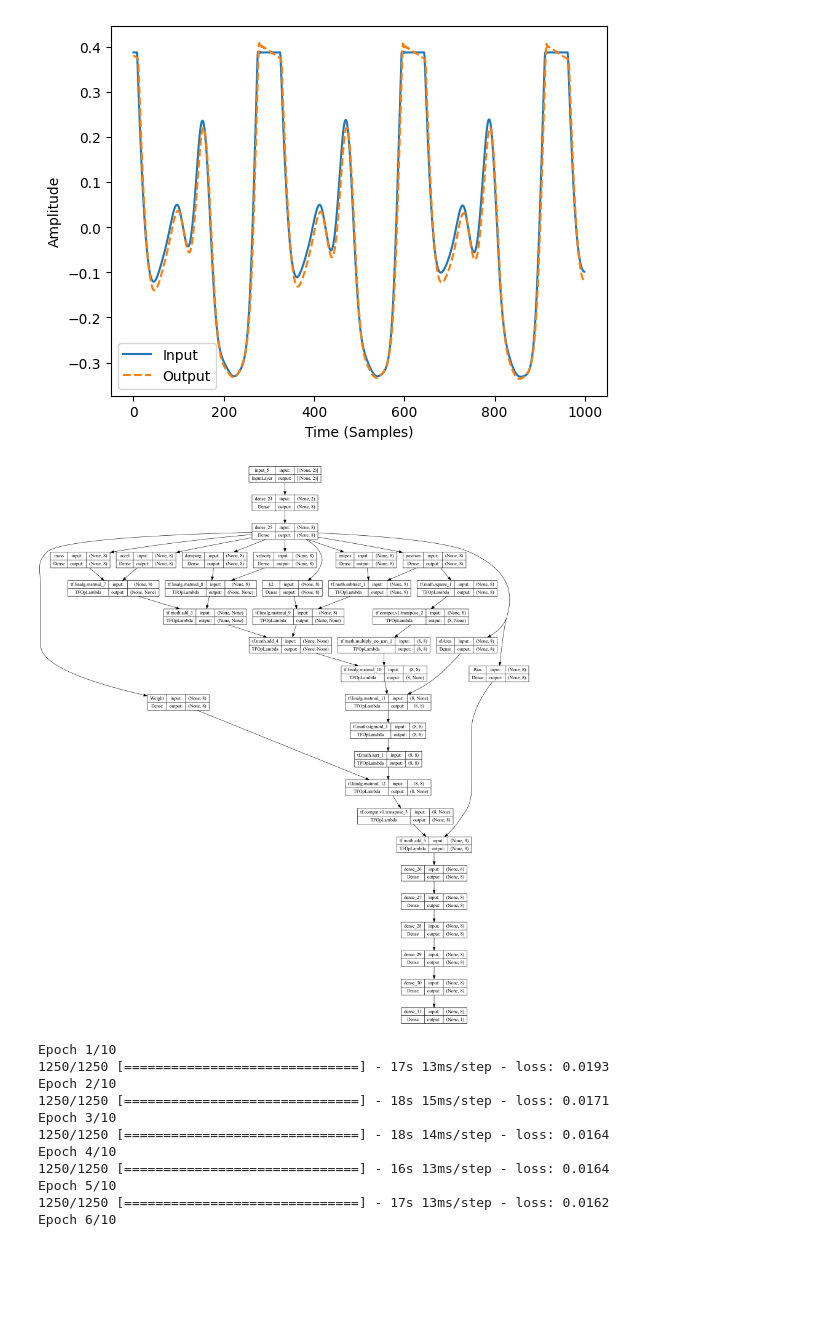
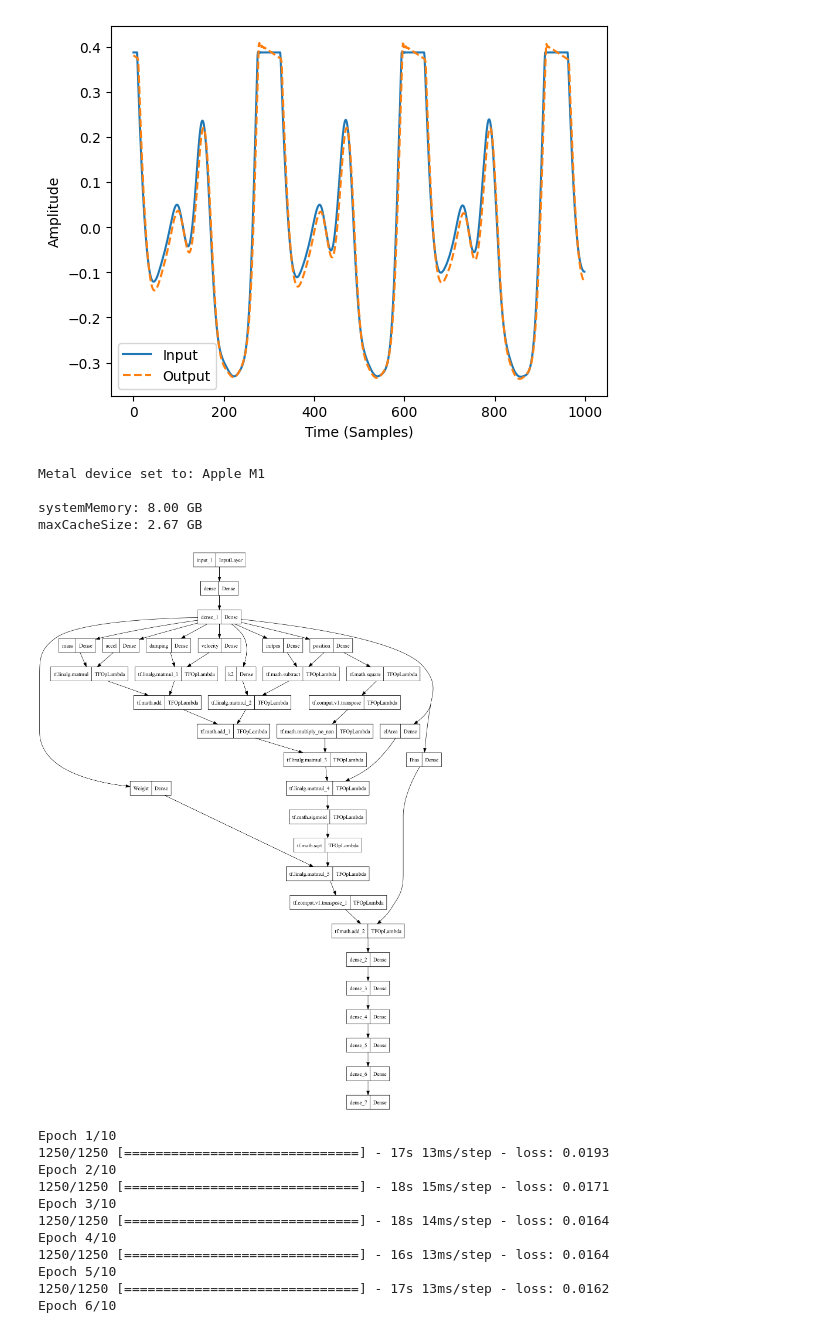
Before and after one commit to algoravioli/AES_PANN_WORKSHOP, a Jupyter notebook: PANN.ipynb, the cells around one changed output. Cells and saved outputs as stored; diff of their text form; code cells hidden in the pictures; blank space fills up the shorter version.

Commit message:
changed the model.png

```diff
--- a/PANN.ipynb
+++ b/PANN.ipynb
@@ -162,36 +162,40 @@ firstTerm = tf.matmul(PANNmass, PANNaccel, transpose_b=True)
 
 secondTerm = tf.matmul(PANNdamping, PANNvelocity, transpose_b=True)
 
 thirdTerm_pre = tf.math.subtract(PANNpos, PANNinitpos)
 thirdTerm = tf.matmul(PANNk2, thirdTerm_pre, transpose_b=True)
 
 ans = tf.math.add(firstTerm, secondTerm)
 ans = tf.math.add(ans, thirdTerm)
 ans = tf.matmul(PANNoutsidebracket, ans)
 ans = tf.matmul(ans, PANNelArea)
 
 V = tf.math.sqrt(tf.nn.sigmoid(ans))
 
 y = tf.math.add(tf.transpose(tf.matmul(V, PANNweight, transpose_b=True)), PANNbias)
 
 y1 = tf.keras.layers.Dense(8)(y)
 y2 = tf.keras.layers.Dense(8)(y1)
 y3 = tf.keras.layers.Dense(8)(y2)
 y4 = tf.keras.layers.Dense(8)(y3)
 y5 = tf.keras.layers.Dense(8)(y4)
 
 ModelOutput = tf.keras.layers.Dense(1)(y5)
 
 PANNModel = tf.keras.Model(ModelInput, ModelOutput)
 
 # Compile and fit models
-optimizerA = tf.keras.optimizers.Adagrad(learning_rate=8e-3, initial_accumulator_value=0.1, epsilon=1e-07,name='Adagrad')
+optimizerA = tf.keras.optimizers.legacy.Adagrad(learning_rate=8e-3, initial_accumulator_value=0.1, epsilon=1e-07,name='Adagrad')
 PANNModel.compile(optimizer=optimizerA, loss=SampleLoss())
 
 # plot model
-tf.keras.utils.plot_model(PANNModel, to_file='PANNModel.png', show_shapes=True, show_layer_names=True)
+tf.keras.utils.plot_model(PANNModel, to_file='PANNModel.png', show_shapes=False, show_layer_names=True)
 # %% [output]
+Metal device set to: Apple M1
+
+systemMemory: 8.00 GB
+maxCacheSize: 2.67 GB
-[figure, old version]
+[figure, new version]
 # %%
 
 history_PANN_2 = PANNModel.fit(ModelInputData, ModelOutputData, epochs=10, batch_size=8, verbose=1)
```
Also changed, not shown: 1 other file.
